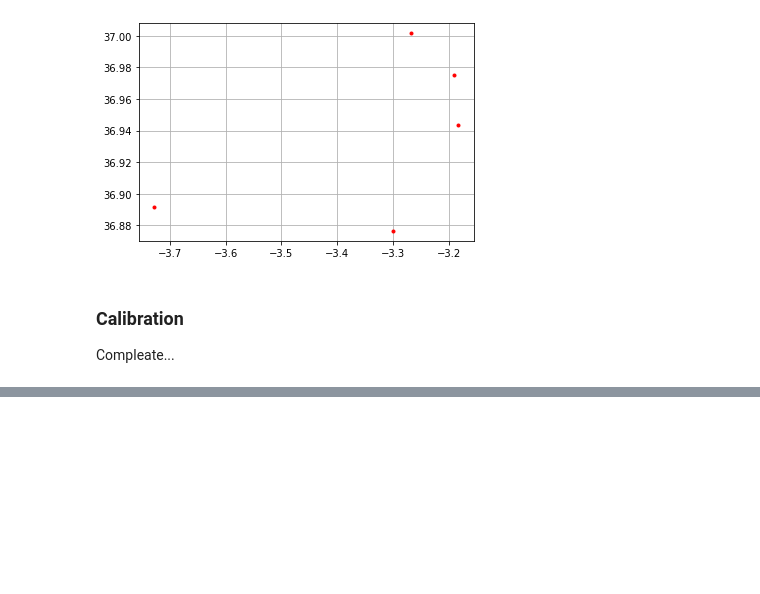
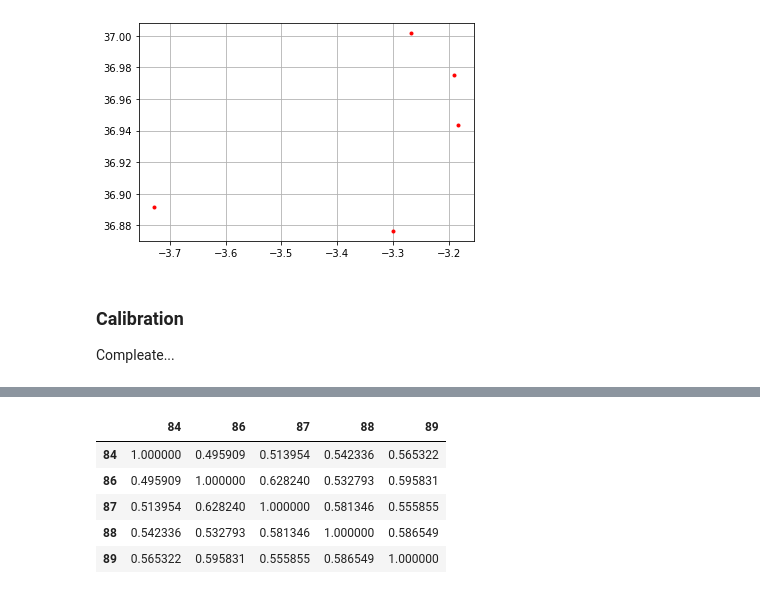
Before and after one commit to IHCantabria/NEOPRENE, a Jupyter notebook: notebooks/STNSRP_test_SN.ipynb, the cells around one changed output, grey strips where cells are left out. Saved outputs shown, nothing was run; the diff lists cells and outputs as text; code cells hidden in the pictures; blank space fills up the shorter version.

```diff
--- a/notebooks/STNSRP_test_SN.ipynb
+++ b/notebooks/STNSRP_test_SN.ipynb
@@ -183,3 +200,12 @@ Numero de celdas de lluvia por tormenta 341.8181818181818
+# %%
+SIM1.Daily_Simulation.astype(float).corr()
+# %% [output]
+|  | 84 | 86 | 87 | 88 | 89 |
+| 84 | 1.000000 | 0.495909 | 0.513954 | 0.542336 | 0.565322 |
+| 86 | 0.495909 | 1.000000 | 0.628240 | 0.532793 | 0.595831 |
+| 87 | 0.513954 | 0.628240 | 1.000000 | 0.581346 | 0.555855 |
+| 88 | 0.542336 | 0.532793 | 0.581346 | 1.000000 | 0.586549 |
+| 89 | 0.565322 | 0.595831 | 0.555855 | 0.586549 | 1.000000 |
 # %%
 SIM1.save_files('./SIM_SN/')
 # %%
```
Also changed, not shown: parts of 6 cells of this notebook, 5 other files.
